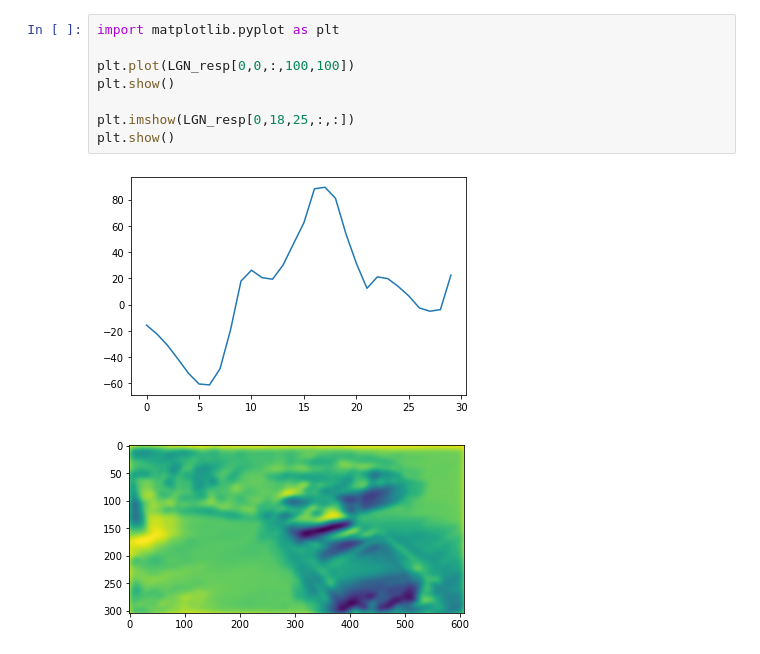
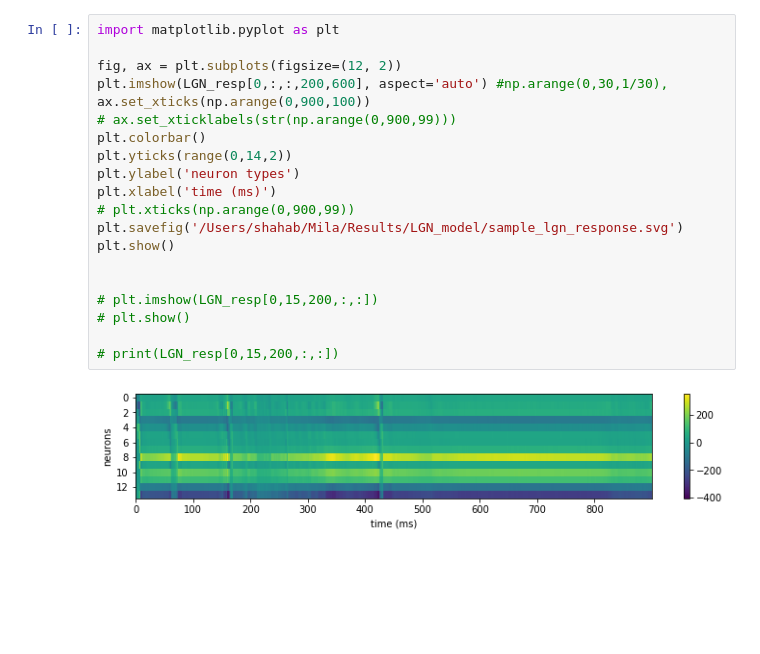
Before and after one commit to ShahabBakht/LGN_model, a Jupyter notebook: analysis.ipynb, the cells around one changed output. Saved outputs shown, nothing was run; the diff lists cells and outputs as text; blank space fills up the shorter version.

```diff
--- a/analysis.ipynb
+++ b/analysis.ipynb
@@ -8,11 +36,22 @@ print(LGN_resp.shape)
-# %%
-import matplotlib.pyplot as plt
-
-plt.plot(LGN_resp[0,0,:,100,100])
-plt.show()
-
-plt.imshow(LGN_resp[0,18,25,:,:])
-plt.show()
-# %% [output]
-[figure, removed]
-[figure, removed]
+# %%
+import matplotlib.pyplot as plt
+
+fig, ax = plt.subplots(figsize=(12, 2))
+plt.imshow(LGN_resp[0,:,:,200,600], aspect='auto') #np.arange(0,30,1/30),
+ax.set_xticks(np.arange(0,900,100))
+# ax.set_xticklabels(str(np.arange(0,900,99)))
+plt.colorbar()
+plt.yticks(range(0,14,2))
+plt.ylabel('neuron types')
+plt.xlabel('time (ms)')
+# plt.xticks(np.arange(0,900,99))
+plt.savefig('/Users/shahab/Mila/Results/LGN_model/sample_lgn_response.svg')
+plt.show()
+
+
+# plt.imshow(LGN_resp[0,15,200,:,:])
+# plt.show()
+
+# print(LGN_resp[0,15,200,:,:])
+# %% [output]
+[figure, added]
```
Also changed, not shown: parts of 4 cells of this notebook.
